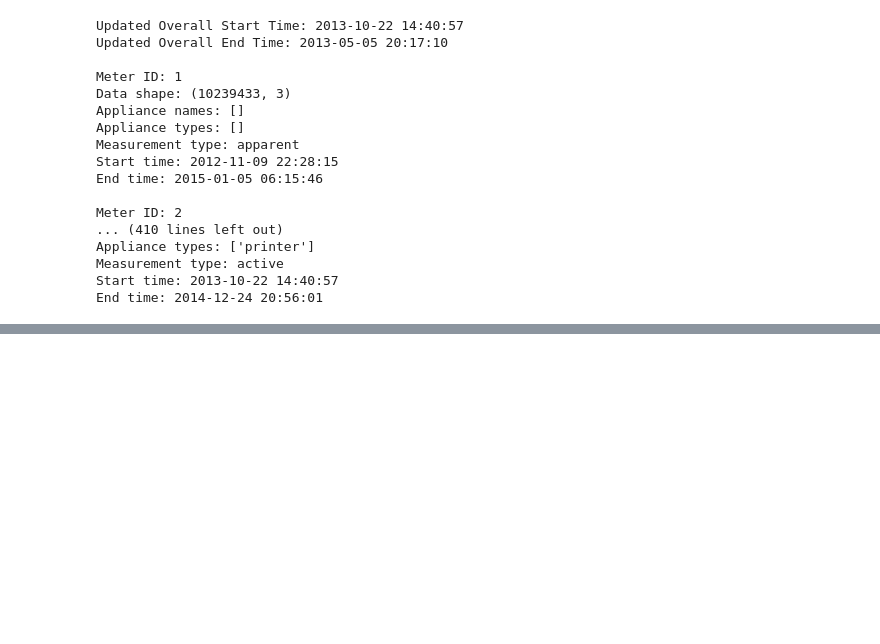
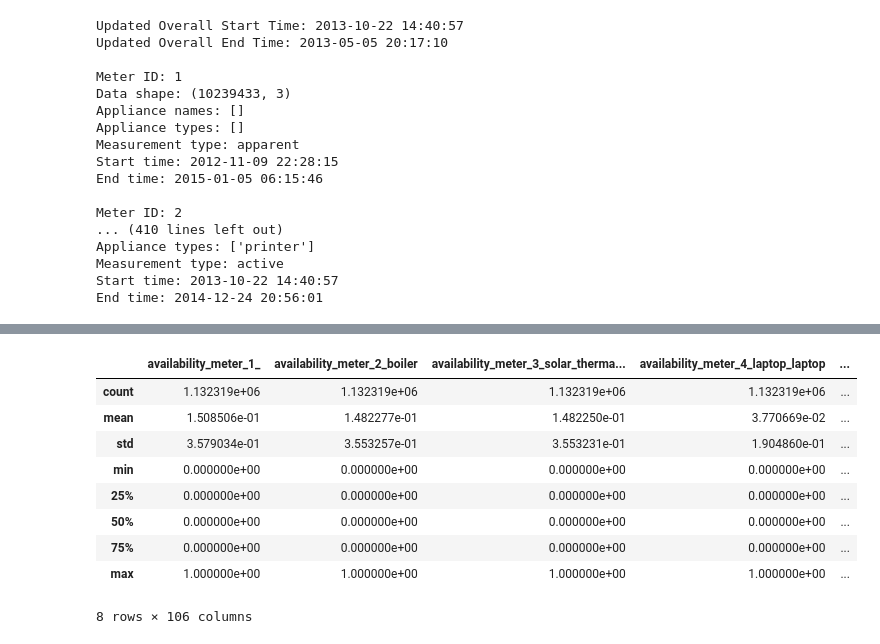
Before and after one commit to hbnobaid/sysOpt, a Jupyter notebook: data_exploration.ipynb, the cells around one changed output, grey strips where cells are left out. Saved outputs shown, nothing was run; the diff lists cells and outputs as text; code cells hidden in the pictures; blank space fills up the shorter version.

```diff
--- a/data_exploration.ipynb
+++ b/data_exploration.ipynb
@@ -523,0 +737,34 @@ for meter_id, meter_info in meter_data.items():
+# %%
+for meter_id, meter_info in meter_data.items():
+    data = meter_info['data']
+    appliance_names = '_'.join(meter_info['appliance_names'])
+    power_column = f"power_meter_{meter_id}_{appliance_names}"
+
+    # Reindex power data with fill_value=0
+    power_data = data['power'].reindex(time_index, fill_value=0)
+    combined_data[power_column] = power_data
+# %%
+for meter_id in meter_data.keys():
+    appliance_names = '_'.join(meter_data[meter_id]['appliance_names'])
+    power_column = f"power_meter_{meter_id}_{appliance_names}"
+    availability_column = f"availability_meter_{meter_id}_{appliance_names}"
+
+    # Set power to zero when the device is inactive
+    combined_data.loc[combined_data[availability_column] == 0, power_column] = 0
+# %%
+# Forward-fill or interpolate missing values
+combined_data.fillna(method='ffill', inplace=True)
+combined_data.fillna(0, inplace=True)
+# %%
+combined_data.describe()
+# %% [output]
+|  | availability_meter_1_ | availability_meter_2_boiler | availability_meter_3_solar_therma... | availability_meter_4_laptop_laptop | ... |
+| count | 1.132319e+06 | 1.132319e+06 | 1.132319e+06 | 1.132319e+06 | ... |
+| mean | 1.508506e-01 | 1.482277e-01 | 1.482250e-01 | 3.770669e-02 | ... |
+| std | 3.579034e-01 | 3.553257e-01 | 3.553231e-01 | 1.904860e-01 | ... |
+| min | 0.000000e+00 | 0.000000e+00 | 0.000000e+00 | 0.000000e+00 | ... |
+| 25% | 0.000000e+00 | 0.000000e+00 | 0.000000e+00 | 0.000000e+00 | ... |
+| 50% | 0.000000e+00 | 0.000000e+00 | 0.000000e+00 | 0.000000e+00 | ... |
+| 75% | 0.000000e+00 | 0.000000e+00 | 0.000000e+00 | 0.000000e+00 | ... |
+| max | 1.000000e+00 | 1.000000e+00 | 1.000000e+00 | 1.000000e+00 | ... |
+8 rows × 106 columns
```
Also changed, not shown: parts of 10 cells of this notebook, 2 other files.
